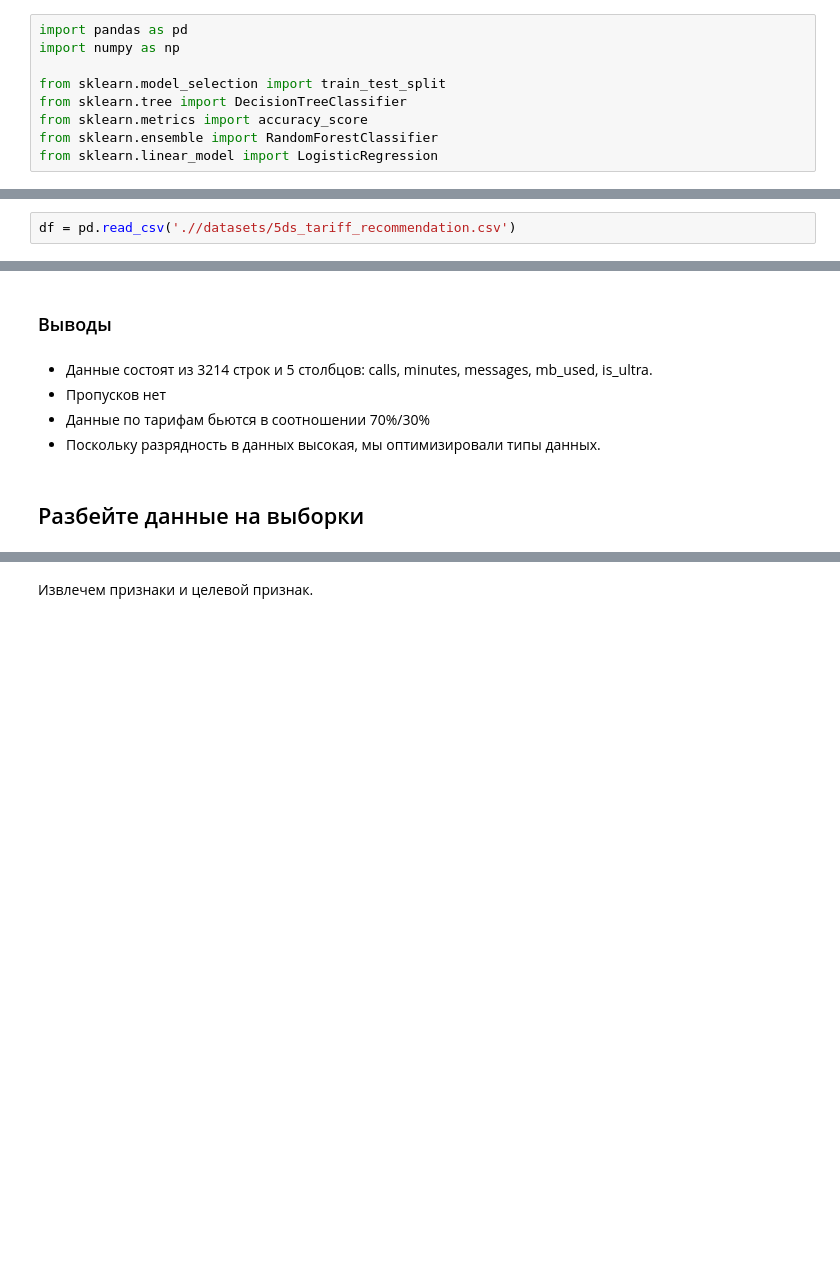
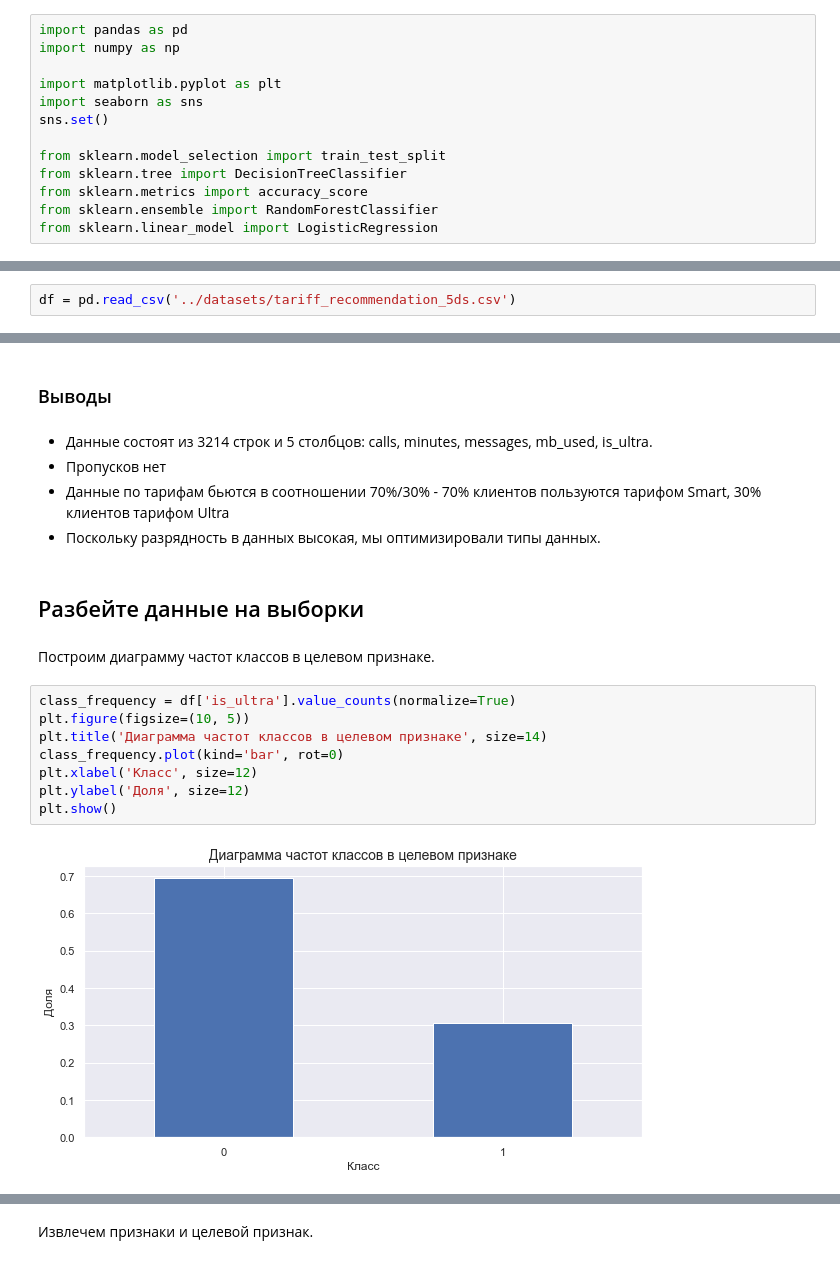
Before and after one commit to Ksyuwish/YandexPracticumDS, a Jupyter notebook: projects/5ds_tariff_recommendation.ipynb, the cells around one changed output, grey strips where cells are left out. Drawn from its saved outputs; the diff is of its cells as text; blank space fills up the shorter version.

Commit message:
change dataset and update 5ds project

```diff
--- a/projects/5ds_tariff_recommendation.ipynb
+++ b/projects/5ds_tariff_recommendation.ipynb
@@ -9,6 +12,10 @@
 # %%
 import pandas as pd
 import numpy as np
+
+import matplotlib.pyplot as plt
+import seaborn as sns
+sns.set()
 
 from sklearn.model_selection import train_test_split
 from sklearn.tree import DecisionTreeClassifier
@@ -18,7 +38,7 @@ from sklearn.linear_model import LogisticRegression
 # %%
 RANDOM_SEED = 0
 # %%
-df = pd.read_csv('.//datasets/5ds_tariff_recommendation.csv')
+df = pd.read_csv('../datasets/tariff_recommendation_5ds.csv')
 # %%
 df.describe().T
 # %% [output]
@@ -89,7 +109,19 @@ pd.DataFrame(round((df.isna().mean()*100), 2)).style.background_gradient('coolwa
 # %% [markdown]
 - Данные состоят из 3214 строк и 5 столбцов: calls, minutes, messages, mb_used, is_ultra.
 - Пропусков нет
-- Данные по тарифам бьются в соотношении 70%/30%
+- Данные по тарифам бьются в соотношении 70%/30% - 70% клиентов пользуются тарифом Smart, 30% клиентов тарифом Ultra
 - Поскольку разрядность в данных высокая, мы оптимизировали типы данных.
 # %% [markdown]
 ## Разбейте данные на выборки
+# %% [markdown]
+Построим диаграмму частот классов в целевом признаке.
+# %%
+class_frequency = df['is_ultra'].value_counts(normalize=True)
+plt.figure(figsize=(10, 5))
+plt.title('Диаграмма частот классов в целевом признаке', size=14)
+class_frequency.plot(kind='bar', rot=0)
+plt.xlabel('Класс', size=12)
+plt.ylabel('Доля', size=12)
+plt.show()
+# %% [output]
+[figure, added]
```
Also changed, not shown: parts of 17 cells of this notebook, 1 other file.
